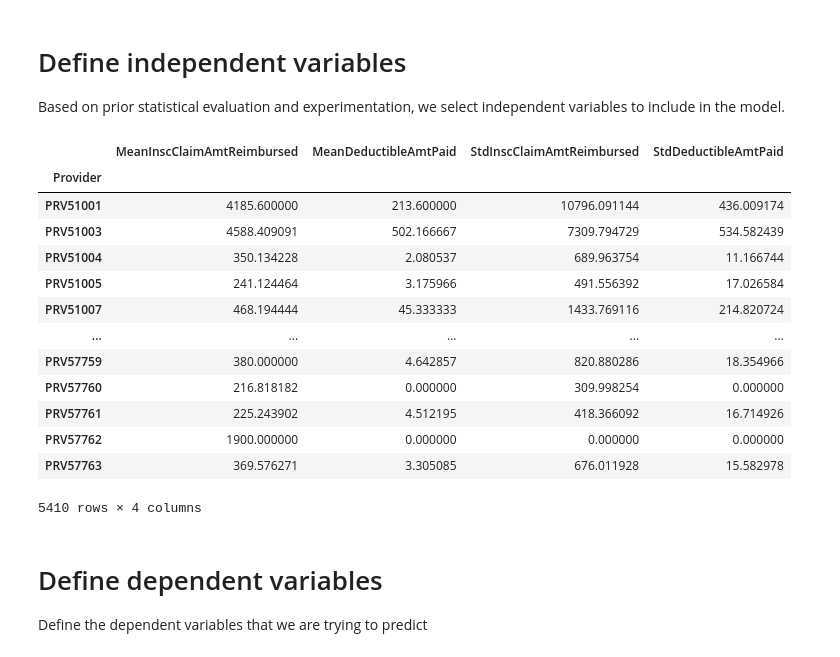
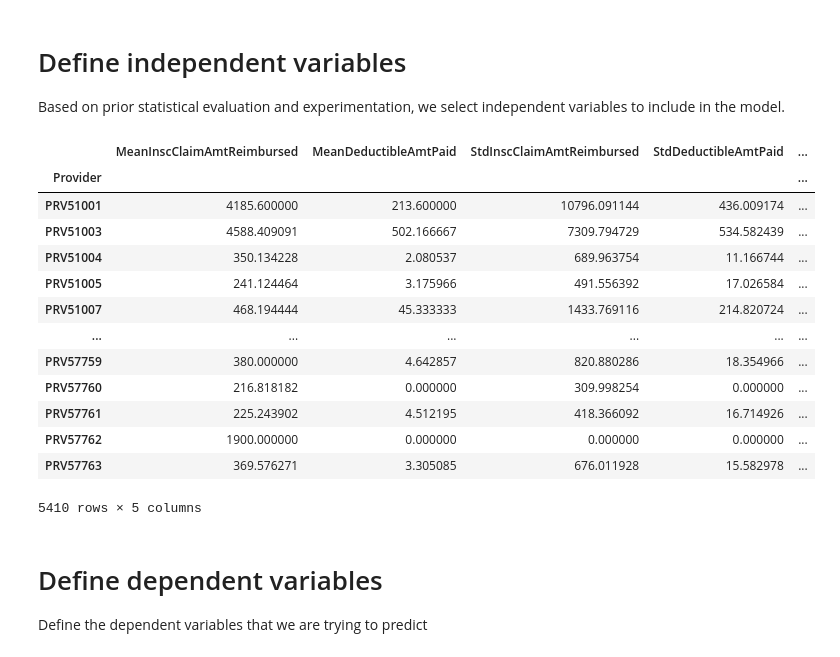
Before and after one commit to supernaut11/data602-final-project, a Jupyter notebook: src/model_fraud_mdehn.ipynb, the cells around one changed output. Cells and saved outputs as stored; diff of their text form; code cells hidden in the pictures.

```diff
--- a/src/model_fraud_mdehn.ipynb
+++ b/src/model_fraud_mdehn.ipynb
@@ -322,0 +311,32 @@ agg_frame
+# %%
+def num_std_devs_exceeded(mean, std_dev, num_std_devs, col):
+    n = 0
+    for entry in col:
+        if entry > mean + num_std_devs * std_dev or entry < mean - num_std_devs * std_dev:
+            n += 1
+
+    return n
+
+def std_dev_analysis(group_by_obj, group_by_index_name, col_name, num_deviations):
+    dev_result_col = f'{col_name}{num_deviations}Deviations'
+
+    result_dict = {group_by_index_name: [], dev_result_col: []}
+    mean_key = f'Mean{col_name}'
+    std_key = f'Std{col_name}'
+    for key in group_by_obj.groups:
+        mean = agg_frame.loc[key][mean_key]
+        std_dev = agg_frame.loc[key][std_key]
+        outliers = num_std_devs_exceeded(mean, std_dev, num_deviations, group_by_obj.get_group(key)[col_name])
+
+        result_dict[group_by_index_name].append(key)
+        result_dict[dev_result_col].append(outliers)
+
+    return pandas.DataFrame(data=result_dict)
+
+result_frame = std_dev_analysis(train_total_gb, 'Provider', 'InscClaimAmtReimbursed', 1)
+agg_frame = agg_frame.merge(result_frame, how='left', on='Provider')
+
+# Set the index to the provider ID and drop the data from the Provider column
+agg_frame = agg_frame.set_index(agg_frame['Provider'])
+agg_frame = agg_frame.drop('Provider', axis=1)
+agg_frame
@@ -325,24 +360,24 @@ agg_frame
 
 Based on prior statistical evaluation and experimentation, we select independent variables to include in the model.
 # %%
-features = ['MeanInscClaimAmtReimbursed', 'MeanDeductibleAmtPaid', 'StdInscClaimAmtReimbursed', 'StdDeductibleAmtPaid']
+features = ['MeanInscClaimAmtReimbursed', 'MeanDeductibleAmtPaid', 'StdInscClaimAmtReimbursed', 'StdDeductibleAmtPaid', 'InscClaimAmtReimbursed1Deviations']
 X = agg_frame.reindex(columns=features)
 X
 # %% [output]
-|  | MeanInscClaimAmtReimbursed | MeanDeductibleAmtPaid | StdInscClaimAmtReimbursed | StdDeductibleAmtPaid |
-| Provider |  |  |  |  |
-| PRV51001 | 4185.600000 | 213.600000 | 10796.091144 | 436.009174 |
-| PRV51003 | 4588.409091 | 502.166667 | 7309.794729 | 534.582439 |
-| PRV51004 | 350.134228 | 2.080537 | 689.963754 | 11.166744 |
-| PRV51005 | 241.124464 | 3.175966 | 491.556392 | 17.026584 |
-| PRV51007 | 468.194444 | 45.333333 | 1433.769116 | 214.820724 |
-| ... | ... | ... | ... | ... |
-| PRV57759 | 380.000000 | 4.642857 | 820.880286 | 18.354966 |
-| PRV57760 | 216.818182 | 0.000000 | 309.998254 | 0.000000 |
-| PRV57761 | 225.243902 | 4.512195 | 418.366092 | 16.714926 |
-| PRV57762 | 1900.000000 | 0.000000 | 0.000000 | 0.000000 |
-| PRV57763 | 369.576271 | 3.305085 | 676.011928 | 15.582978 |
+|  | MeanInscClaimAmtReimbursed | MeanDeductibleAmtPaid | StdInscClaimAmtReimbursed | StdDeductibleAmtPaid | ... |
+| Provider |  |  |  |  | ... |
+| PRV51001 | 4185.600000 | 213.600000 | 10796.091144 | 436.009174 | ... |
+| PRV51003 | 4588.409091 | 502.166667 | 7309.794729 | 534.582439 | ... |
+| PRV51004 | 350.134228 | 2.080537 | 689.963754 | 11.166744 | ... |
+| PRV51005 | 241.124464 | 3.175966 | 491.556392 | 17.026584 | ... |
+| PRV51007 | 468.194444 | 45.333333 | 1433.769116 | 214.820724 | ... |
+| ... | ... | ... | ... | ... | ... |
+| PRV57759 | 380.000000 | 4.642857 | 820.880286 | 18.354966 | ... |
+| PRV57760 | 216.818182 | 0.000000 | 309.998254 | 0.000000 | ... |
+| PRV57761 | 225.243902 | 4.512195 | 418.366092 | 16.714926 | ... |
+| PRV57762 | 1900.000000 | 0.000000 | 0.000000 | 0.000000 | ... |
+| PRV57763 | 369.576271 | 3.305085 | 676.011928 | 15.582978 | ... |
-5410 rows × 4 columns
+5410 rows × 5 columns
 # %% [markdown]
 # Define dependent variables
 
```
Also changed, not shown: parts of 5 cells of this notebook.
